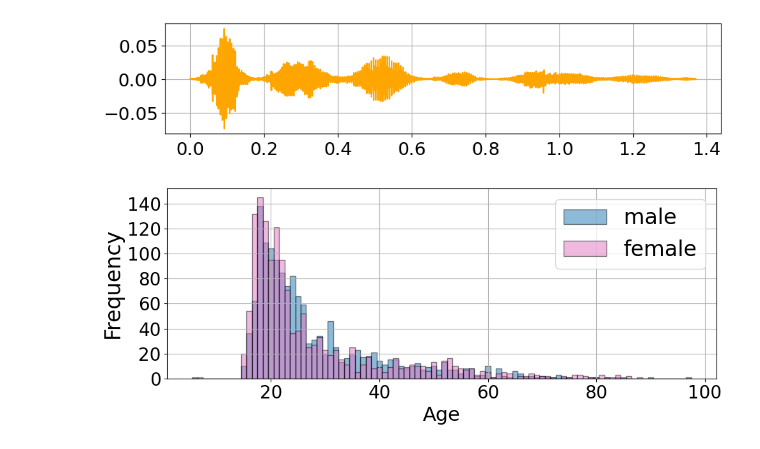
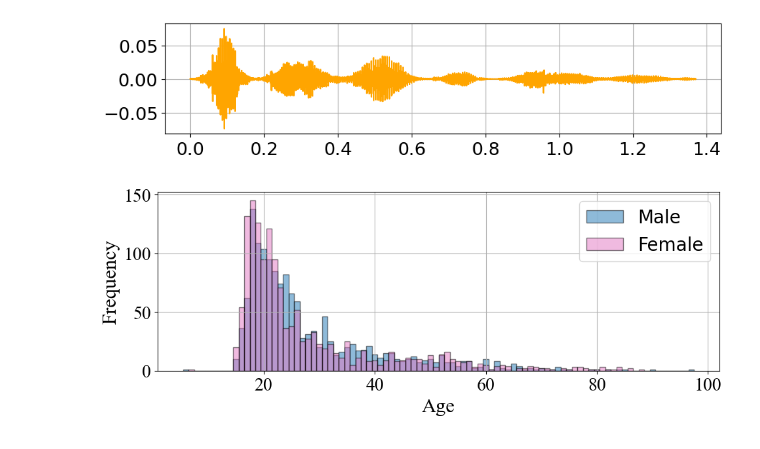
Before and after one commit to AndreaLolli2912/DSL-Age-Regression, a Jupyter notebook: main/report_figures.ipynb, the cells around one changed output. Drawn from its saved outputs; the diff is of its cells as text; code cells hidden in the pictures.

```diff
--- a/main/report_figures.ipynb
+++ b/main/report_figures.ipynb
@@ -112,31 +112,31 @@ fig.savefig("figs/audio_track_processed.pdf", bbox_inches="tight")
 # %%
 dev_gender = df_dev_copy["gender"].copy()
 eval_gender = df_eval_copy["gender"].copy()
 
 dev_labels, dev_sizes = dev_gender.value_counts().index, dev_gender.value_counts().values
 eval_labels, eval_sizes = eval_gender.value_counts().index, eval_gender.value_counts().values
 
 TARGET = df_dev_copy["target"].copy()
 
 age_male = TARGET[df_dev_copy["gender"] == "male"]
 age_female = TARGET[df_dev_copy["gender"] == "female"]
 
 # bins for both distributions
 bins = np.arange(min(age_male.min(), age_female.min()) - 0.5,
                  max(age_male.max(), age_female.max()) + 1.5, 1)
 
 plt.figure(figsize=(10, 4))
-plt.hist(age_male, bins=bins, edgecolor="black", align="mid", color="tab:blue", alpha=.5, label="male")
-plt.hist(age_female, bins=bins, edgecolor="black", align="mid", color="tab:pink", alpha=.5, label="female")
+plt.hist(age_male, bins=bins, edgecolor="black", align="mid", color="tab:blue", alpha=.5, label="Male")
+plt.hist(age_female, bins=bins, edgecolor="black", align="mid", color="tab:pink", alpha=.5, label="Female")
 # plt.title("Age Distribution by Gender (Development Dataset)")
-plt.xlabel("Age", fontsize=22)
-plt.ylabel("Frequency", fontsize=24)
-plt.legend(fontsize=24)
-plt.xticks(fontsize=20, color='black')
-plt.yticks(fontsize=20, color='black')
+plt.xlabel("Age", fontsize=22, fontname='Times New Roman')
+plt.ylabel("Frequency", fontsize=22, fontname='Times New Roman')
+plt.legend(fontsize=20)
+plt.xticks(fontsize=20, color='black', fontname='Times New Roman')
+plt.yticks(fontsize=20, color='black', fontname='Times New Roman')
 plt.tight_layout()
 plt.grid()
 plt.savefig("figs/age_distribution.pdf", bbox_inches="tight")
 plt.show()
 # %% [output]
-[figure, old version]
+[figure, new version]
```
Also changed, not shown: parts of 5 cells of this notebook, 2 other files.
